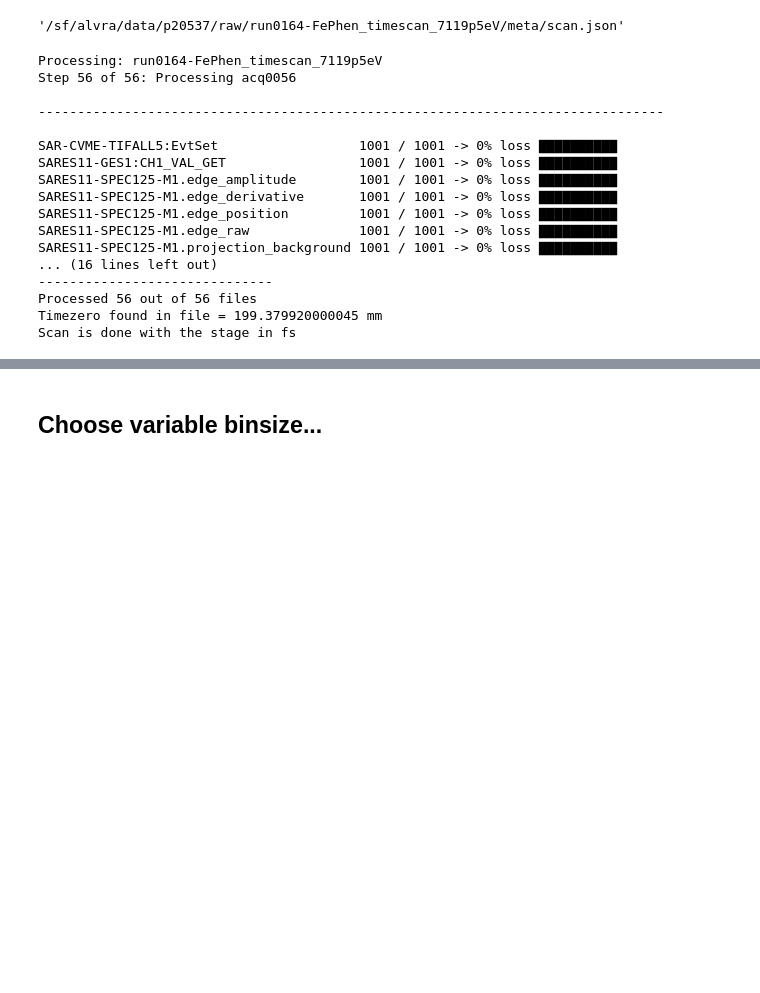
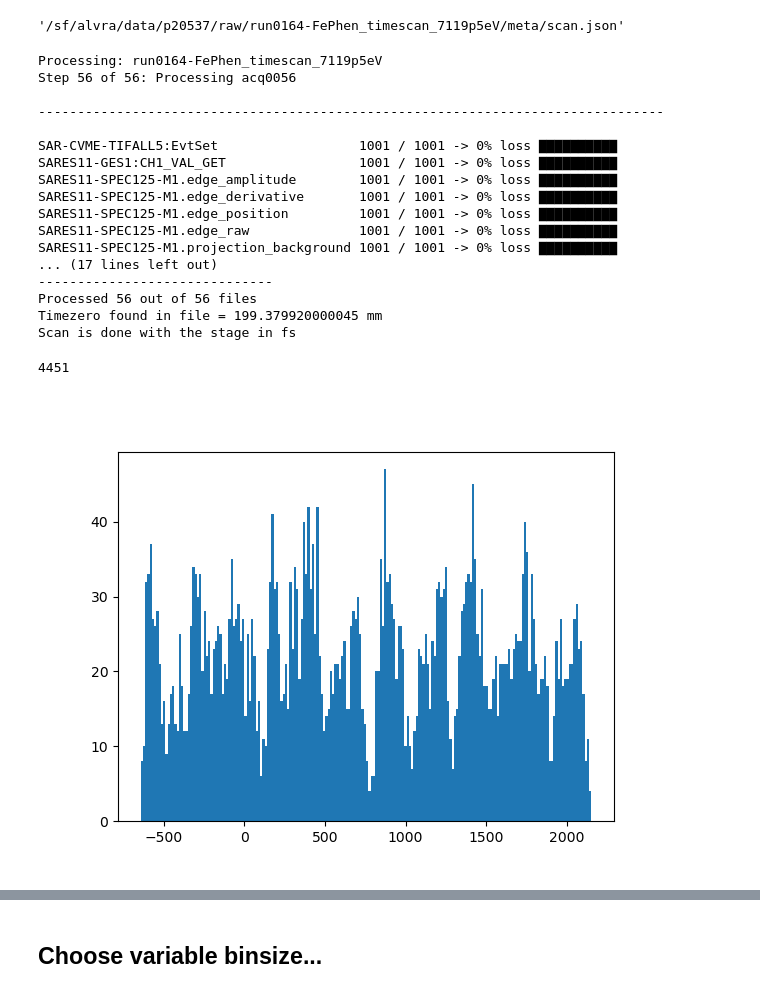
Before and after one commit to paulscherrerinstitute/alvra_beamline_scripts, a Jupyter notebook: XANES_timescans_TT.ipynb, the cells around one changed output, grey strips where cells are left out. Drawn from its saved outputs; the diff is of its cells as text; code cells hidden in the pictures; blank space fills up the shorter version.

```diff
--- a/XANES_timescans_TT.ipynb
+++ b/XANES_timescans_TT.ipynb
@@ -52,7 +52,7 @@ detector_Izero = channel_Izero110
 TT = TT_PSEN126
 
 reducedir='/das/work/p20/p20537/Claudio/Reduced_XANES_timescans_TT/'
-saveflag=True
+saveflag=False
 
 #######################################################################################################33
 from sfdata import SFScanInfo
@@ -94,11 +94,21 @@ SARES11-SPEC125-M1.edge_derivative       1001 / 1001 -> 0% loss ▇▇▇▇▇
 SARES11-SPEC125-M1.edge_position         1001 / 1001 -> 0% loss ▇▇▇▇▇▇▇▇▇▇
 SARES11-SPEC125-M1.edge_raw              1001 / 1001 -> 0% loss ▇▇▇▇▇▇▇▇▇▇
 SARES11-SPEC125-M1.projection_background 1001 / 1001 -> 0% loss ▇▇▇▇▇▇▇▇▇▇
-... (16 lines left out)
+... (17 lines left out)
 ------------------------------
 Processed 56 out of 56 files
 Timezero found in file = 199.379920000045 mm
 Scan is done with the stage in fs
+# %%
+len(Delays_corr_scan)
+# %% [output]
+4451
+# %%
+plt.figure()
+plt.hist(Delays_corr_scan, bins = 200)
+plt.show()
+# %% [output]
+[figure, added]
 # %%
 plt.figure()
 plt.suptitle(titlestring)
```
Also changed, not shown: parts of 9 cells of this notebook, 2 other files.
